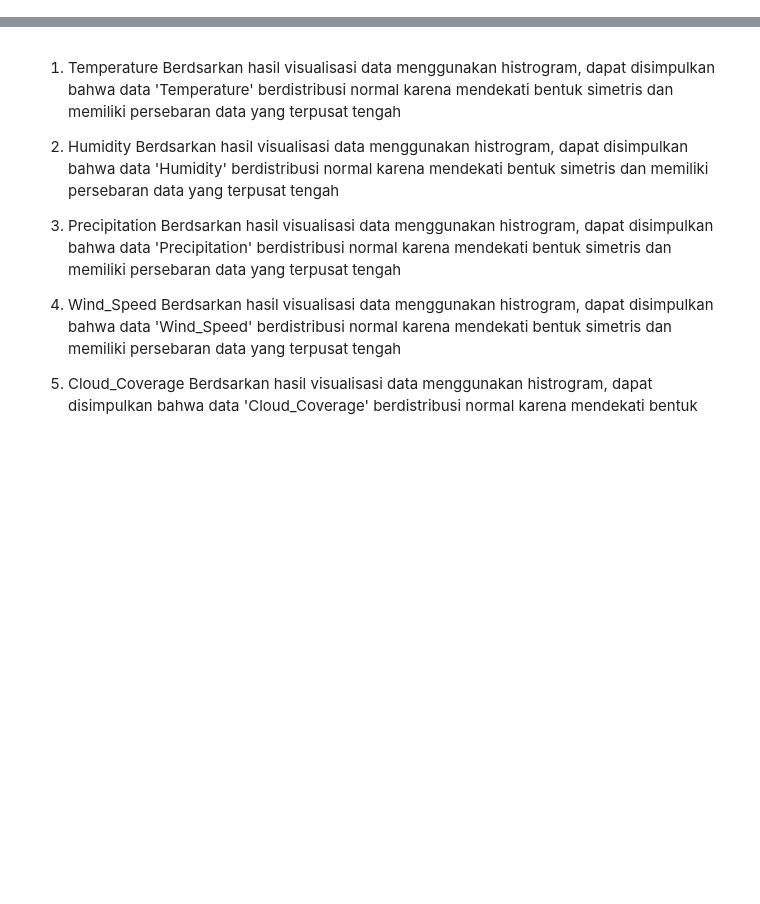
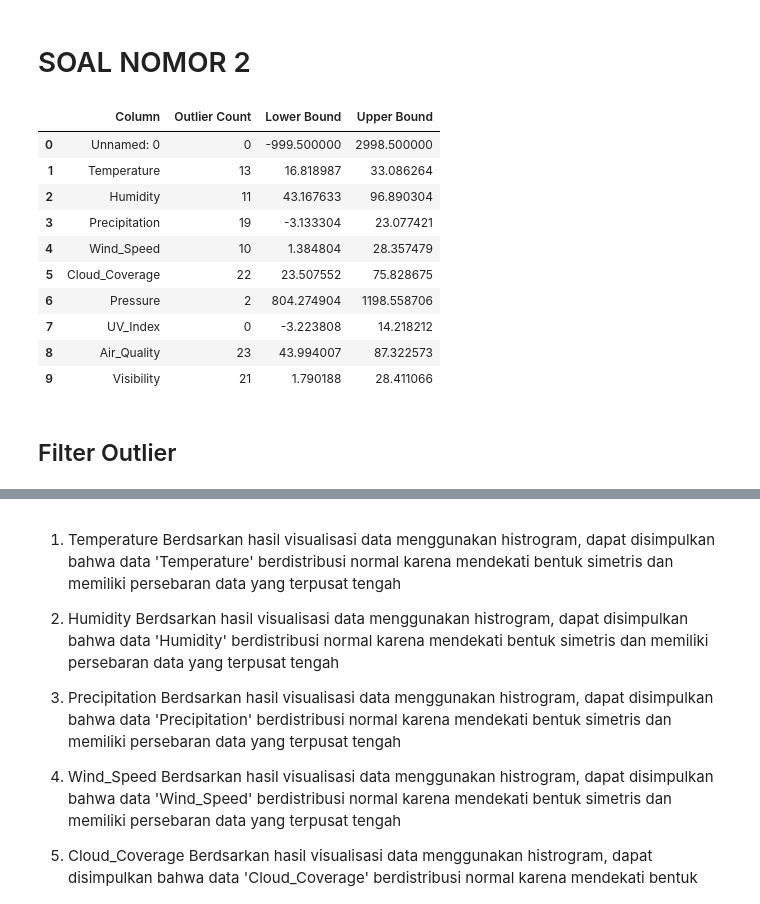
Before and after one commit to rafimaliki/K03-IF2220-13522122-13522137, a Jupyter notebook: src/main.ipynb, the cells around one changed output, grey strips where cells are left out. Cells and saved outputs as stored; diff of their text form; code cells hidden in the pictures; blank space fills up the shorter version.

```diff
--- a/src/main.ipynb
+++ b/src/main.ipynb
@@ -62,3 +68,52 @@ Kuartil 3          : 18.428
 IQR                : 6.655
 Skewness           : -0.056
 Kurtosis           : 0.238
+# %% [markdown]
+# SOAL NOMOR 2
+# %%
+def find_outlier(data, columns):
+    # Create a list to store dictionaries of outlier information for each column
+    outlier_df = []
+
+    for column in columns:
+        column_data = data[column]
+
+        q1 = column_data.quantile(0.25)
+        q3 = column_data.quantile(0.75)
+        iqr = q3 - q1
+        lower_bound = q1 - (1.5 * iqr)
+        upper_bound = q3 + (1.5 * iqr)
+
+        outlier = column_data[(column_data < lower_bound) | (column_data > upper_bound)]
+
+        outlier_df.append({
+            "Column": column,
+            "Outlier Count": len(outlier),
+            "Lower Bound": lower_bound,
+            "Upper Bound": upper_bound
+        })
+
+    return pd.DataFrame(outlier_df)
+
+# Assuming 'weather' is your DataFrame
+# Exclude 'Weather_Type' and 'Wind_Direction' columns
+columns = weather.columns.drop(["Weather_Type", "Wind_Direction"])
+
+# Find outliers
+outlier_df = find_outlier(weather, columns)
+
+outlier_df
+# %% [output]
+|  | Column | Outlier Count | Lower Bound | Upper Bound |
+| 0 | Unnamed: 0 | 0 | -999.500000 | 2998.500000 |
+| 1 | Temperature | 13 | 16.818987 | 33.086264 |
+| 2 | Humidity | 11 | 43.167633 | 96.890304 |
+| 3 | Precipitation | 19 | -3.133304 | 23.077421 |
+| 4 | Wind_Speed | 10 | 1.384804 | 28.357479 |
+| 5 | Cloud_Coverage | 22 | 23.507552 | 75.828675 |
+| 6 | Pressure | 2 | 804.274904 | 1198.558706 |
+| 7 | UV_Index | 0 | -3.223808 | 14.218212 |
+| 8 | Air_Quality | 23 | 43.994007 | 87.322573 |
+| 9 | Visibility | 21 | 1.790188 | 28.411066 |
+# %% [markdown]
+## Filter Outlier
```
Also changed, not shown: parts of 26 cells of this notebook.
